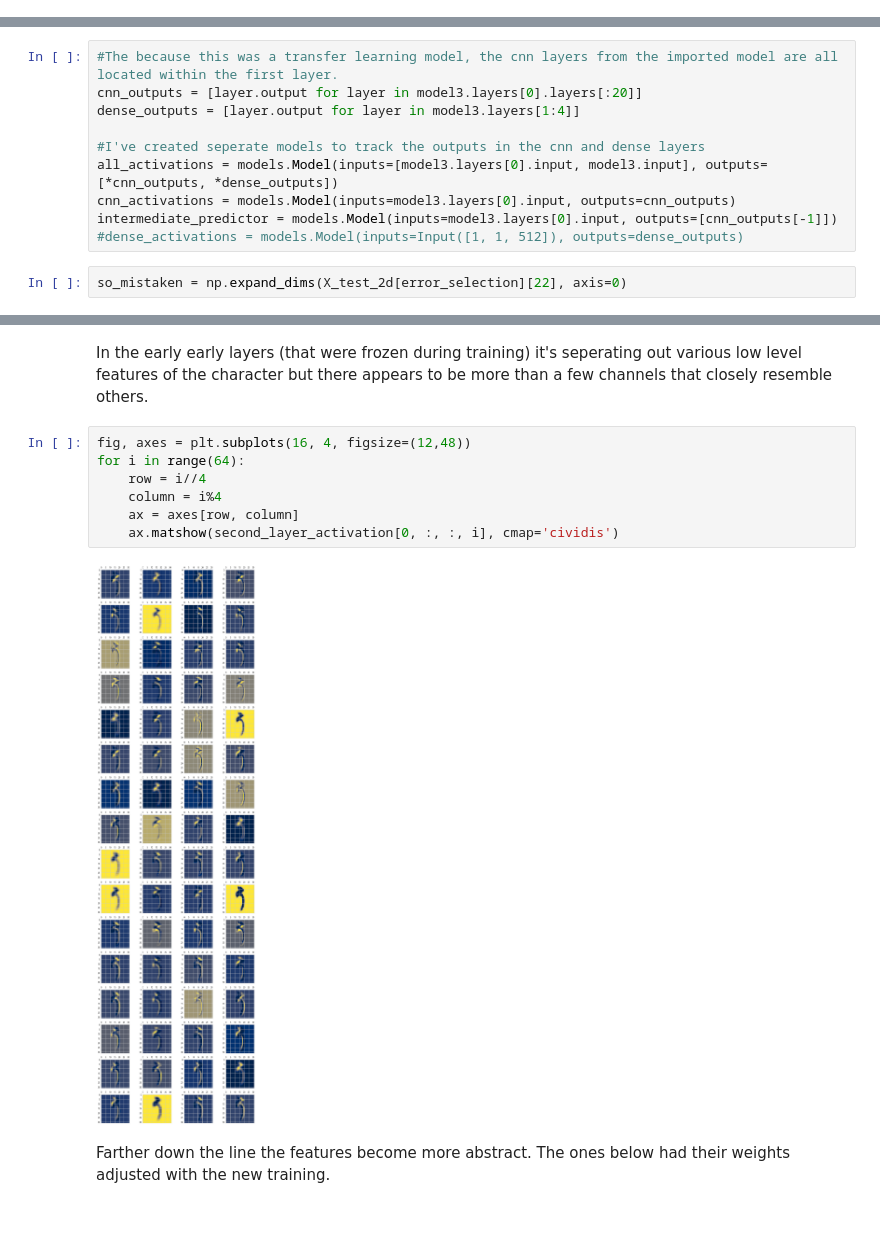
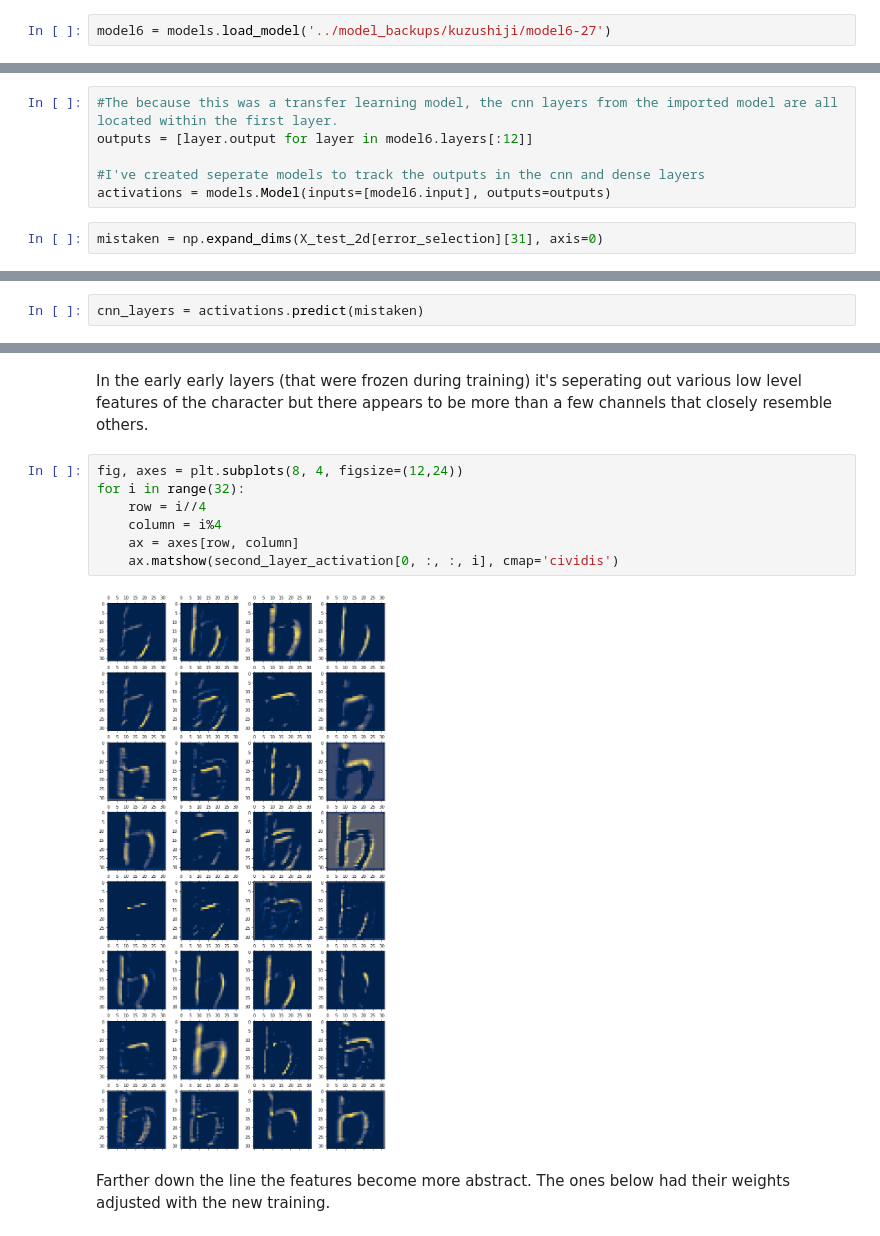
Before and after one commit to coreyryanhanson/japanese_text_classifiers, a Jupyter notebook: initial_findings/kuzushiji_notebook.ipynb, the cells around one changed output, grey strips where cells are left out. Saved outputs shown, nothing was run; the diff lists cells and outputs as text.

Commit message:
changed static notebook conversion to html and updated visualizations for kuzushiji notebook

```diff
--- a/initial_findings/kuzushiji_notebook.ipynb
+++ b/initial_findings/kuzushiji_notebook.ipynb
@@ -575 +576,3 @@ error_selection = (prediction_labels != test_labels)
+# %%
+model6 = models.load_model('../model_backups/kuzushiji/model6-27')
 # %%
@@ -609,13 +626,9 @@ Name: 22, dtype: float32
 To help understand this prediction, I turned to the hidden layers in the convolutional layers.
 # %%
 #The because this was a transfer learning model, the cnn layers from the imported model are all located within the first layer.
-cnn_outputs = [layer.output for layer in model3.layers[0].layers[:20]]
-dense_outputs = [layer.output for layer in model3.layers[1:4]]
+outputs = [layer.output for layer in model6.layers[:12]]
 
 #I've created seperate models to track the outputs in the cnn and dense layers
-all_activations = models.Model(inputs=[model3.layers[0].input, model3.input], outputs=[*cnn_outputs, *dense_outputs])
-cnn_activations = models.Model(inputs=model3.layers[0].input, outputs=cnn_outputs)
-intermediate_predictor = models.Model(inputs=model3.layers[0].input, outputs=[cnn_outputs[-1]])
-#dense_activations = models.Model(inputs=Input([1, 1, 512]), outputs=dense_outputs)
+activations = models.Model(inputs=[model6.input], outputs=outputs)
 # %%
-so_mistaken = np.expand_dims(X_test_2d[error_selection][22], axis=0)
+mistaken = np.expand_dims(X_test_2d[error_selection][31], axis=0)
@@ -626,3 +635,5 @@ so_intermediate = intermediate_predictor.predict(so_mistaken)
+# %%
+cnn_layers = activations.predict(mistaken)
 # %%
 second_layer_activation = cnn_layers[1]
 print(second_layer_activation.shape)
@@ -631,14 +642,14 @@ print(second_layer_activation.shape)
 # %% [markdown]
 In the early early layers (that were frozen during training) it's seperating out various low level features of the character but there appears to be more than a few channels that closely resemble others.
 # %%
-fig, axes = plt.subplots(16, 4, figsize=(12,48))
-for i in range(64):
+fig, axes = plt.subplots(8, 4, figsize=(12,24))
+for i in range(32):
     row = i//4
     column = i%4
     ax = axes[row, column]
     ax.matshow(second_layer_activation[0, :, :, i], cmap='cividis')
 # %% [output]
-[figure, old version]
+[figure, new version]
 # %% [markdown]
 Farther down the line the features become more abstract. The ones below had their weights adjusted with the new training.
 # %%
```
Also changed, not shown: parts of 31 cells of this notebook, 17 other files.
